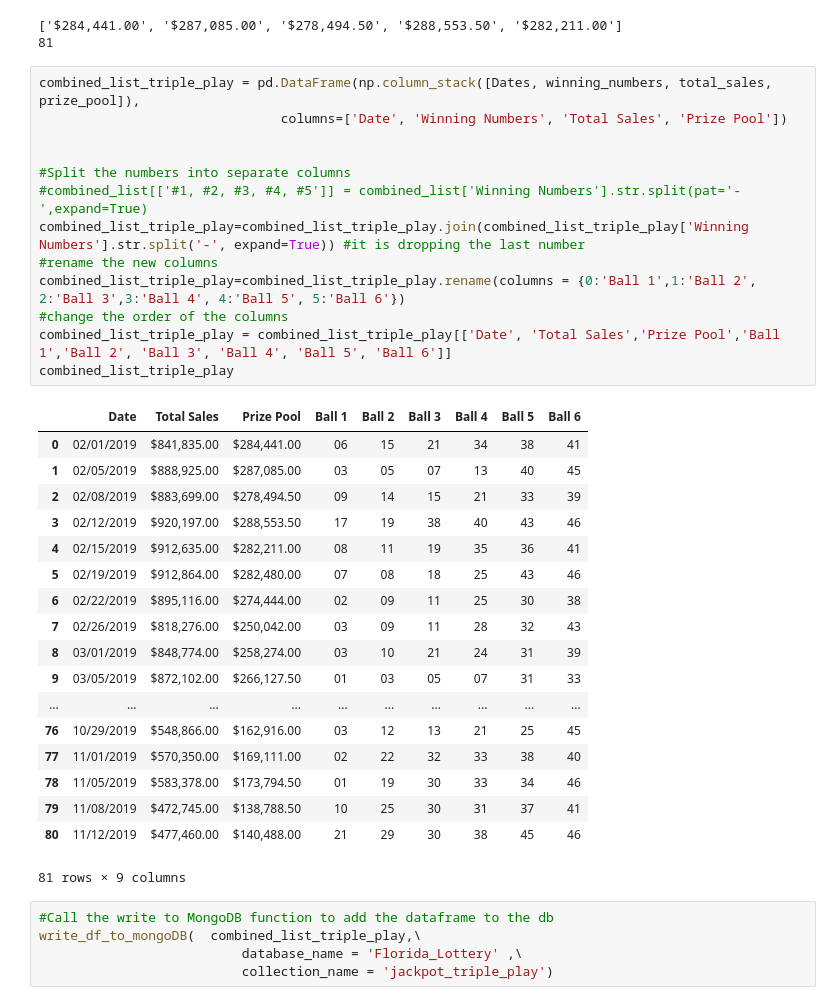
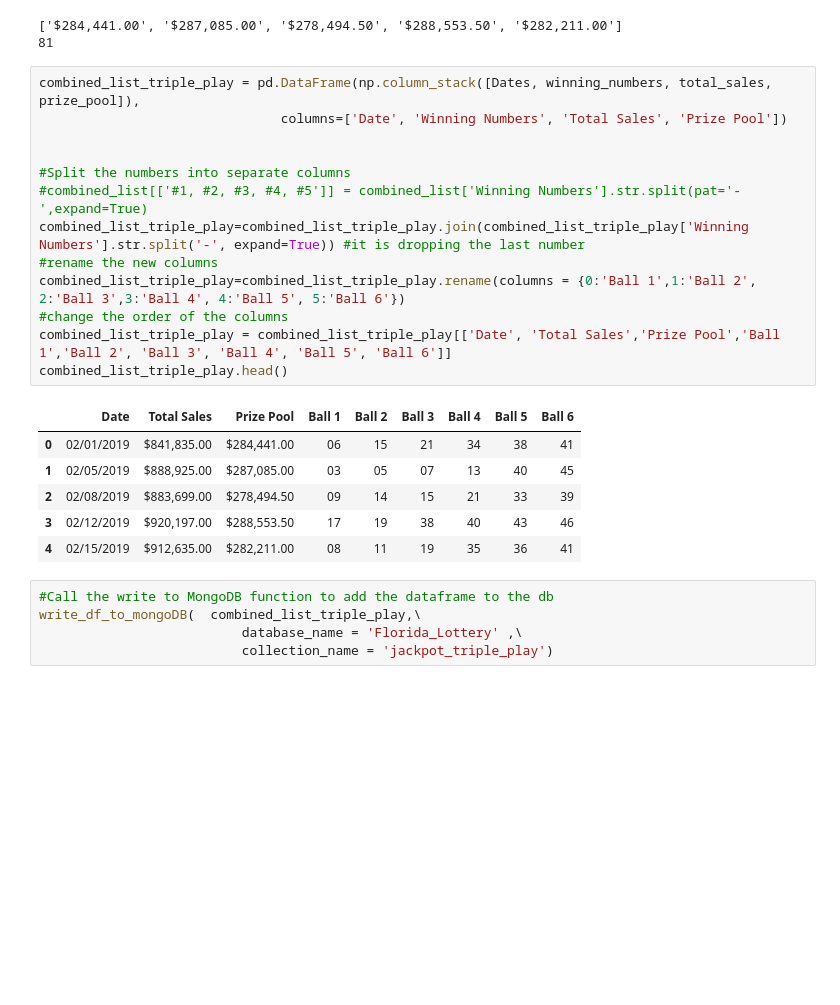
Before and after one commit to feldtmam/Florida_Lottery_ETL_Project, a Jupyter notebook: Florida_lottery_payouts2019.ipynb, the cells around one changed output. Drawn from its saved outputs; the diff is of its cells as text; blank space fills up the shorter version.

```diff
--- a/Florida_lottery_payouts2019.ipynb
+++ b/Florida_lottery_payouts2019.ipynb
@@ -511,35 +503,23 @@ print(len(prize_pool))
 # %%
 combined_list_triple_play = pd.DataFrame(np.column_stack([Dates, winning_numbers, total_sales, prize_pool]),
                                columns=['Date', 'Winning Numbers', 'Total Sales', 'Prize Pool'])
 
 
 #Split the numbers into separate columns
 #combined_list[['#1, #2, #3, #4, #5']] = combined_list['Winning Numbers'].str.split(pat='-',expand=True)
 combined_list_triple_play=combined_list_triple_play.join(combined_list_triple_play['Winning Numbers'].str.split('-', expand=True)) #it is dropping the last number
 #rename the new columns
 combined_list_triple_play=combined_list_triple_play.rename(columns = {0:'Ball 1',1:'Ball 2', 2:'Ball 3',3:'Ball 4', 4:'Ball 5', 5:'Ball 6'})
 #change the order of the columns
 combined_list_triple_play = combined_list_triple_play[['Date', 'Total Sales','Prize Pool','Ball 1','Ball 2', 'Ball 3', 'Ball 4', 'Ball 5', 'Ball 6']]
-combined_list_triple_play
+combined_list_triple_play.head()
 # %% [output]
 |  | Date | Total Sales | Prize Pool | Ball 1 | Ball 2 | Ball 3 | Ball 4 | Ball 5 | Ball 6 |
 | 0 | 02/01/2019 | $841,835.00 | $284,441.00 | 06 | 15 | 21 | 34 | 38 | 41 |
 | 1 | 02/05/2019 | $888,925.00 | $287,085.00 | 03 | 05 | 07 | 13 | 40 | 45 |
 | 2 | 02/08/2019 | $883,699.00 | $278,494.50 | 09 | 14 | 15 | 21 | 33 | 39 |
 | 3 | 02/12/2019 | $920,197.00 | $288,553.50 | 17 | 19 | 38 | 40 | 43 | 46 |
 | 4 | 02/15/2019 | $912,635.00 | $282,211.00 | 08 | 11 | 19 | 35 | 36 | 41 |
-| 5 | 02/19/2019 | $912,864.00 | $282,480.00 | 07 | 08 | 18 | 25 | 43 | 46 |
-| 6 | 02/22/2019 | $895,116.00 | $274,444.00 | 02 | 09 | 11 | 25 | 30 | 38 |
-| 7 | 02/26/2019 | $818,276.00 | $250,042.00 | 03 | 09 | 11 | 28 | 32 | 43 |
-| 8 | 03/01/2019 | $848,774.00 | $258,274.00 | 03 | 10 | 21 | 24 | 31 | 39 |
-| 9 | 03/05/2019 | $872,102.00 | $266,127.50 | 01 | 03 | 05 | 07 | 31 | 33 |
-| ... | ... | ... | ... | ... | ... | ... | ... | ... | ... |
-| 76 | 10/29/2019 | $548,866.00 | $162,916.00 | 03 | 12 | 13 | 21 | 25 | 45 |
-| 77 | 11/01/2019 | $570,350.00 | $169,111.00 | 02 | 22 | 32 | 33 | 38 | 40 |
-| 78 | 11/05/2019 | $583,378.00 | $173,794.50 | 01 | 19 | 30 | 33 | 34 | 46 |
-| 79 | 11/08/2019 | $472,745.00 | $138,788.50 | 10 | 25 | 30 | 31 | 37 | 41 |
-| 80 | 11/12/2019 | $477,460.00 | $140,488.00 | 21 | 29 | 30 | 38 | 45 | 46 |
-81 rows × 9 columns
 # %%
 #Call the write to MongoDB function to add the dataframe to the db
 write_df_to_mongoDB(  combined_list_triple_play,\
```
Also changed, not shown: parts of 19 cells of this notebook.
